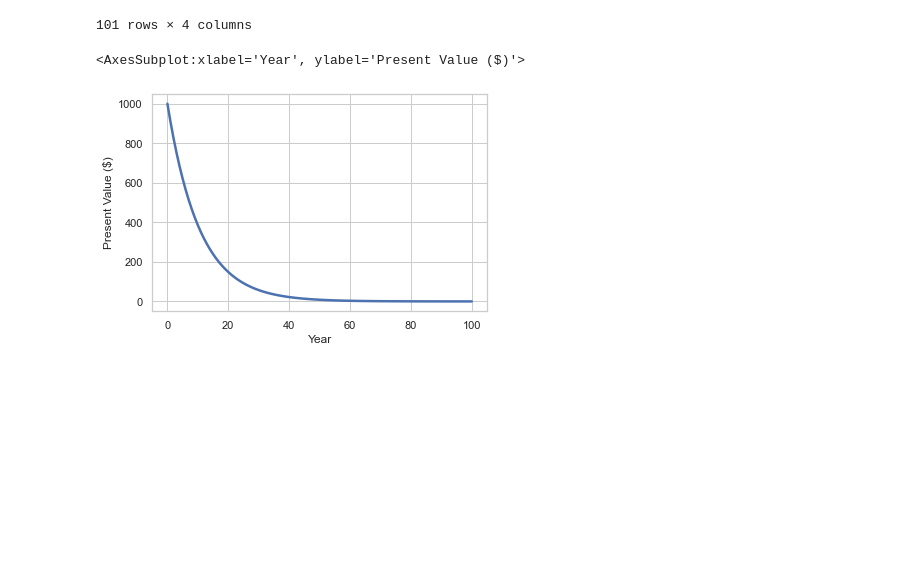
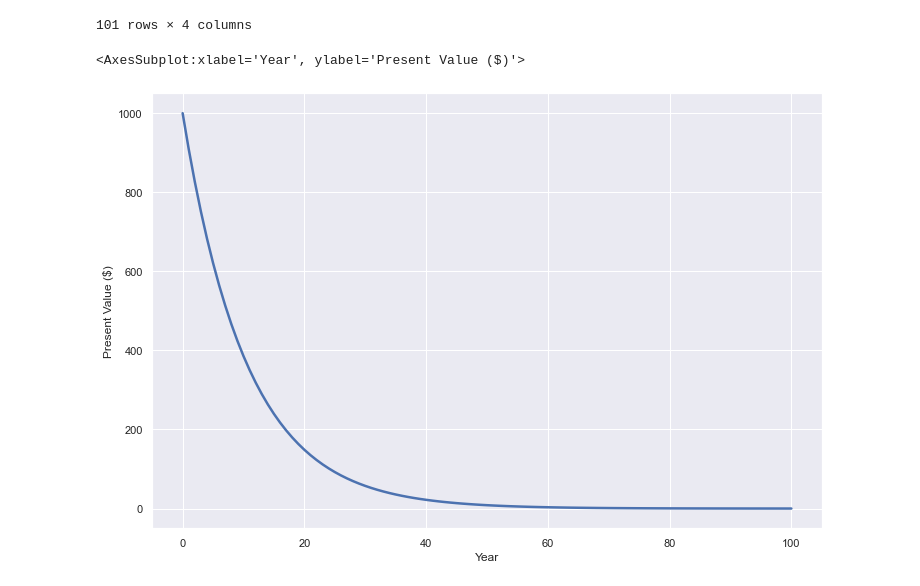
Before and after one commit to meernadir7/Finance, a Jupyter notebook: S_C_Interest.ipynb, the cells around one changed output. Drawn from its saved outputs; the diff is of its cells as text; code cells hidden in the pictures; blank space fills up the shorter version.

```diff
--- a/S_C_Interest.ipynb
+++ b/S_C_Interest.ipynb
@@ -89,7 +89,7 @@ Simple Interest Discounted Table
 101 rows × 4 columns
 # %%
 sns.set_theme(style="whitegrid")
-#sns.set({'figure.figsize':(12,8)})
+sns.set({'figure.figsize':(12,8)})
 sns.lineplot(data=SimpleInterest_D, x='Year', y='Present Value ($)', palette="tab10", linewidth=2.5)
 # %% [output]
 <AxesSubplot:xlabel='Year', ylabel='Present Value ($)'>
@@ -179,8 +179,8 @@ Compound Interest Discounted Table
 101 rows × 4 columns
 # %%
 sns.set_theme(style="whitegrid")
-#sns.set({'figure.figsize':(12,8)})
+sns.set({'figure.figsize':(12,8)})
 sns.lineplot(data=CompoundInterest_D, x='Year', y='Present Value ($)', palette="tab10", linewidth=2.5)
 # %% [output]
 <AxesSubplot:xlabel='Year', ylabel='Present Value ($)'>
-[figure, old version]
+[figure, new version]
```
Also changed, not shown: parts of 1 cell of this notebook.
